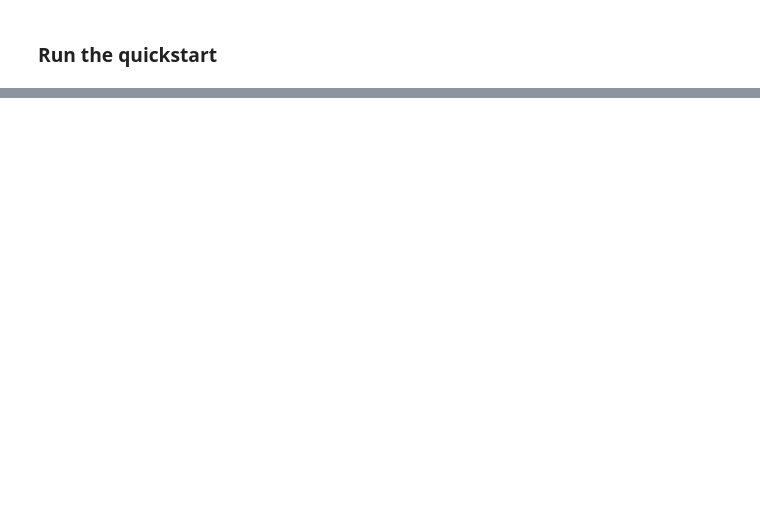
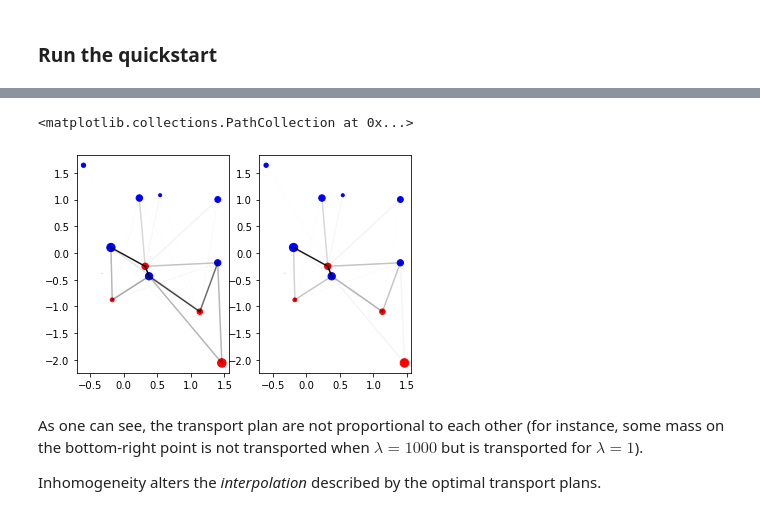
Before and after one commit to tlacombe/homogeneousUROT, a Jupyter notebook: tutorial_HUROT.ipynb, the cells around one changed output, grey strips where cells are left out. Drawn from its saved outputs; the diff is of its cells as text; code cells hidden in the pictures; blank space fills up the shorter version.

```diff
--- a/tutorial_HUROT.ipynb
+++ b/tutorial_HUROT.ipynb
@@ -131,0 +158,36 @@ ax.scatter(y[:,0], y[:,1], marker='o', s=100*b, c='blue')
+# %%
+mode_homogeneity_2 = "std"
+
+P3 = hurot(x, y, a, b,
+          mode_divergence=mode_divergence,
+          mode_homogeneity=mode_homogeneity_2,
+          corrected_marginals=False,
+          eps=eps,
+          verbose=0, init="unif",
+          nb_step=1000, crit=0., stab=True)[0]
+
+P4 = hurot(x, y, 1000*a, 1000*b,
+          mode_divergence=mode_divergence,
+          mode_homogeneity=mode_homogeneity_2,
+          corrected_marginals=False,
+          eps=eps,
+          verbose=0, init="unif",
+          nb_step=1000, crit=0., stab=True)[0]
+# %%
+fig, axs = plt.subplots(1, 2)
+ax = axs[0]
+plot_transport_plan(ax=ax, xs=x, xt=y, P=P3)
+ax.scatter(x[:,0], x[:,1], marker='o', s=100*a, c='red')
+ax.scatter(y[:,0], y[:,1], marker='o', s=100*b, c='blue')
+
+ax = axs[1]
+plot_transport_plan(ax=ax, xs=x, xt=y, P=P4)
+ax.scatter(x[:,0], x[:,1], marker='o', s=100*a, c='red')
+ax.scatter(y[:,0], y[:,1], marker='o', s=100*b, c='blue')
+# %% [output]
+<matplotlib.collections.PathCollection at 0x...>
+[figure, added]
+# %% [markdown]
+As one can see, the transport plan are not proportional to each other (for instance, some mass on the bottom-right point is not transported when $\lambda = 1000$ but is transported for $\lambda = 1$).
+
+Inhomogeneity alters the _interpolation_ described by the optimal transport plans.
```
Also changed, not shown: parts of 10 cells of this notebook, 1 other file.
